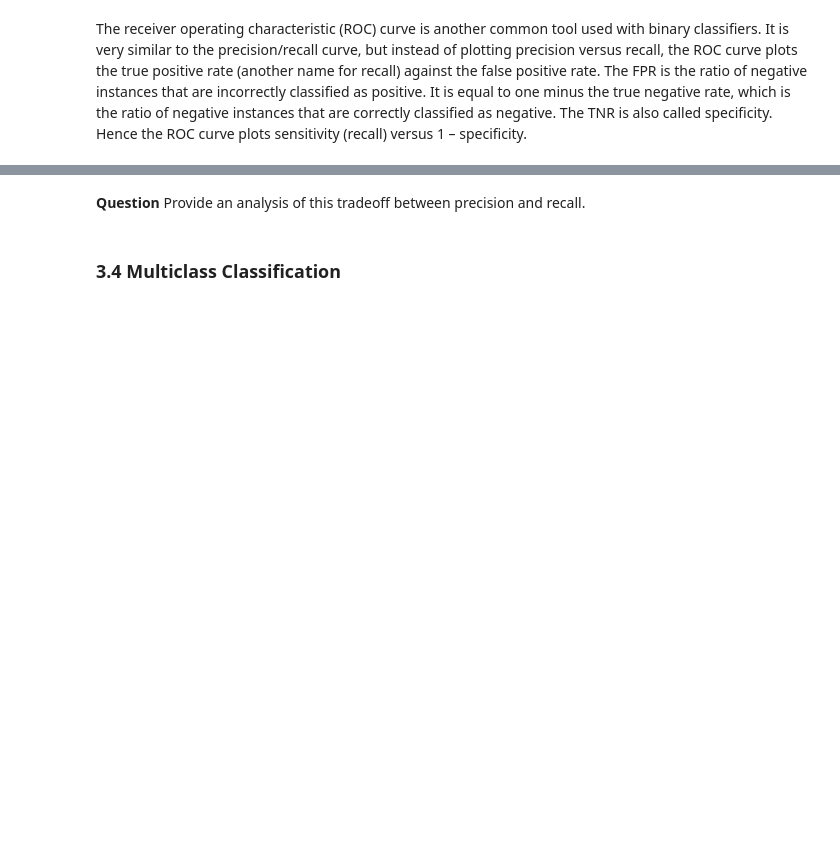
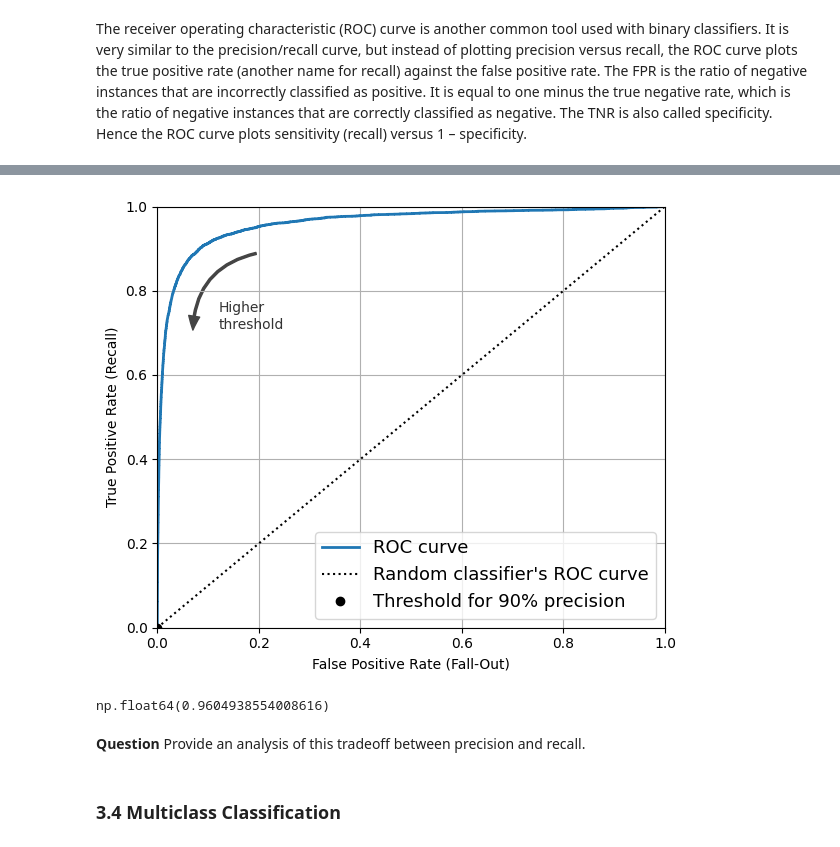
Before and after one commit to DaBloat/learn_Python, a Jupyter notebook: School_Activities/Introduction_in_Machine_Learning/Prelims/HA03/Activity_3_Classification.ipynb, the cells around one changed output, grey strips where cells are left out. Drawn from its saved outputs; the diff is of its cells as text; code cells hidden in the pictures; blank space fills up the shorter version.

```diff
--- a/School_Activities/Introduction_in_Machine_Learning/Prelims/HA03/Activity_3_Classification.ipynb
+++ b/School_Activities/Introduction_in_Machine_Learning/Prelims/HA03/Activity_3_Classification.ipynb
@@ -354,2 +404,6 @@ cm[1, 1] / (cm[1, 1] + (cm[1, 0] + cm[0, 1]) / 2)
 # %% [markdown]
 The receiver operating characteristic (ROC) curve is another common tool used with binary classifiers. It is very similar to the precision/recall curve, but instead of plotting precision versus recall, the ROC curve plots the true positive rate (another name for recall) against the false positive rate. The FPR is the ratio of negative instances that are incorrectly classified as positive. It is equal to one minus the true negative rate, which is the ratio of negative instances that are correctly classified as negative. The TNR is also called specificity. Hence the ROC curve plots sensitivity (recall) versus 1 – specificity.
+# %%
+y_scores = cross_val_predict(sgd_clf, X_train, y_train_5, cv=3,
+                             method="decision_function")
+y_scores
@@ -362,31 +422,42 @@ fpr, tpr, thresholds = roc_curve(y_train_5, y_scores)
+# %%
+from sklearn.metrics import precision_recall_curve
+
+precisions, recalls, thresholds = precision_recall_curve(y_train_5, y_scores)
 # %%
-idx_for_threshold_at_90 = (thresholds <= threshold_for_90_precision).argmax()
+from matplotlib import patches
+
+threshold_90_precision = thresholds[np.argmax(precisions >= 0.90)]
+idx_for_threshold_at_90 = (thresholds <= threshold_90_precision).argmax()
 tpr_90, fpr_90 = tpr[idx_for_threshold_at_90], fpr[idx_for_threshold_at_90]
 
 plt.figure(figsize=(6, 5))  # extra code – not needed, just formatting
 plt.plot(fpr, tpr, linewidth=2, label="ROC curve")
 plt.plot([0, 1], [0, 1], 'k:', label="Random classifier's ROC curve")
 plt.plot([fpr_90], [tpr_90], "ko", label="Threshold for 90% precision")
 
 # extra code – just beautifies and saves Figure 3–7
 plt.gca().add_patch(patches.FancyArrowPatch(
     (0.20, 0.89), (0.07, 0.70),
     connectionstyle="arc3,rad=.4",
     arrowstyle="Simple, tail_width=1.5, head_width=8, head_length=10",
     color="#444444"))
 plt.text(0.12, 0.71, "Higher\nthreshold", color="#333333")
 plt.xlabel('False Positive Rate (Fall-Out)')
 plt.ylabel('True Positive Rate (Recall)')
 plt.grid()
 plt.axis([0, 1, 0, 1])
 plt.legend(loc="lower right", fontsize=13)
 save_fig("roc_curve_plot")
 
 plt.show()
+# %% [output]
+[figure, added]
 # %%
 from sklearn.metrics import roc_auc_score
 
 roc_auc_score(y_train_5, y_scores)
+# %% [output]
+np.float64(0.9604938554008616)
 # %% [markdown]
 **Question** Provide an analysis of this tradeoff between precision and recall.
 # %% [markdown]
```
Also changed, not shown: parts of 26 cells of this notebook, 1 other file.
